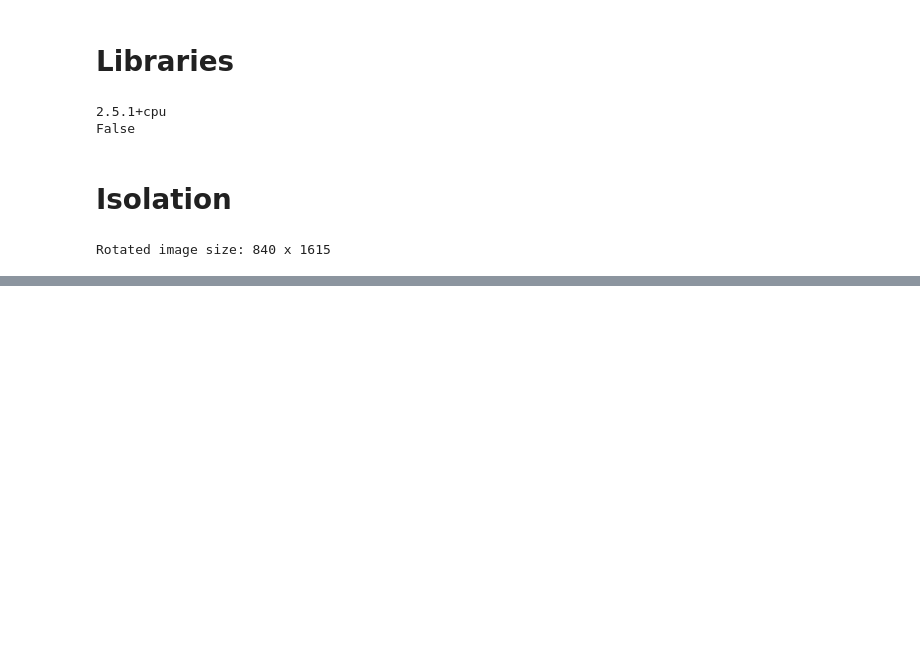
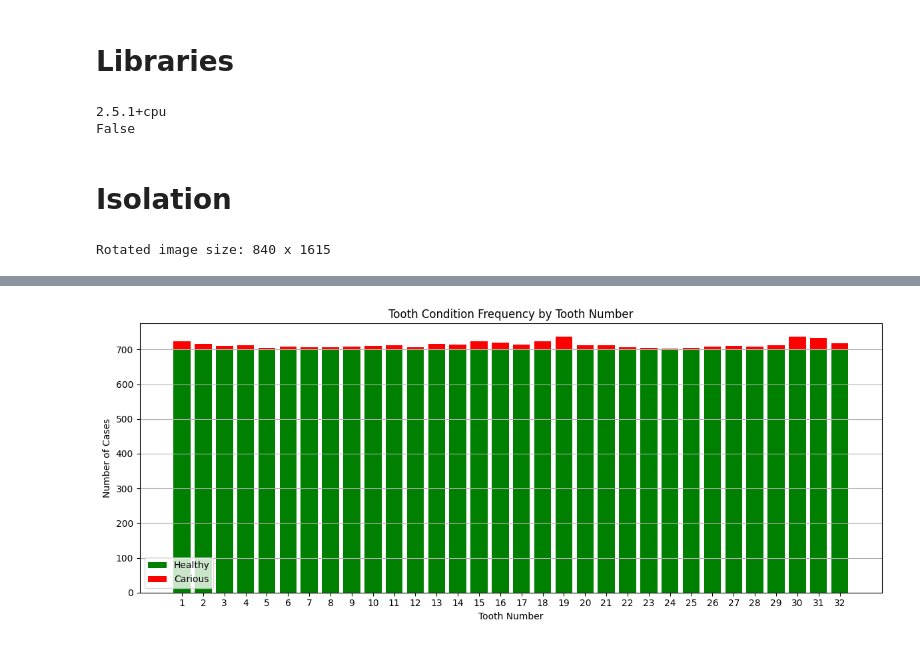
Before and after one commit to ShawnHwang1/SMART-Program-Research, a Jupyter notebook: Dental.ipynb, the cells around one changed output, grey strips where cells are left out. Drawn from its saved outputs; the diff is of its cells as text; code cells hidden in the pictures; blank space fills up the shorter version.

```diff
--- a/Dental.ipynb
+++ b/Dental.ipynb
@@ -76,0 +612,23 @@ Rotated image size: 840 x 1615
+# %%
+healthy_teeth = [t for teeth in healthy_labels.values() for t in teeth]
+
+healthy_count = Counter(healthy_teeth)
+
+# Generate counts for all 32 teeth
+tooth_nums = list(range(1, 33))
+healthy_vals = [healthy_count.get(t, 0) for t in tooth_nums]
+
+# Plot stacked bar chart
+plt.figure(figsize=(12, 5))
+plt.bar(tooth_nums, healthy_vals, label="Healthy", color="green")
+plt.bar(tooth_nums, caries_vals, bottom=healthy_vals, label="Carious", color="red")
+plt.title("Tooth Condition Frequency by Tooth Number")
+plt.xlabel("Tooth Number")
+plt.ylabel("Number of Cases")
+plt.xticks(tooth_nums)
+plt.legend()
+plt.grid(axis='y')
+plt.tight_layout()
+plt.show()
+# %% [output]
+[figure, added]
```
Also changed, not shown: parts of 27 cells of this notebook, 2 other files.
